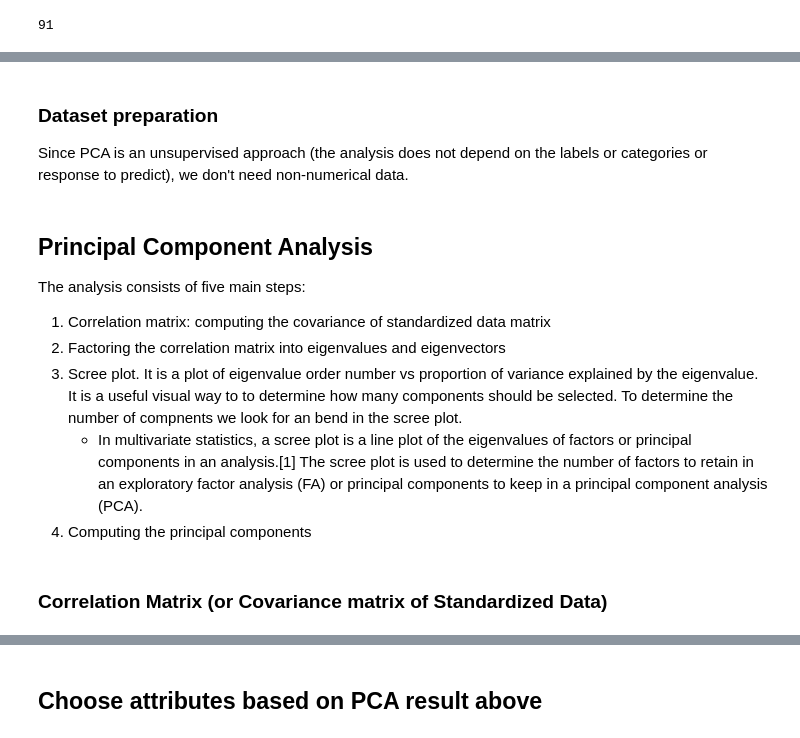
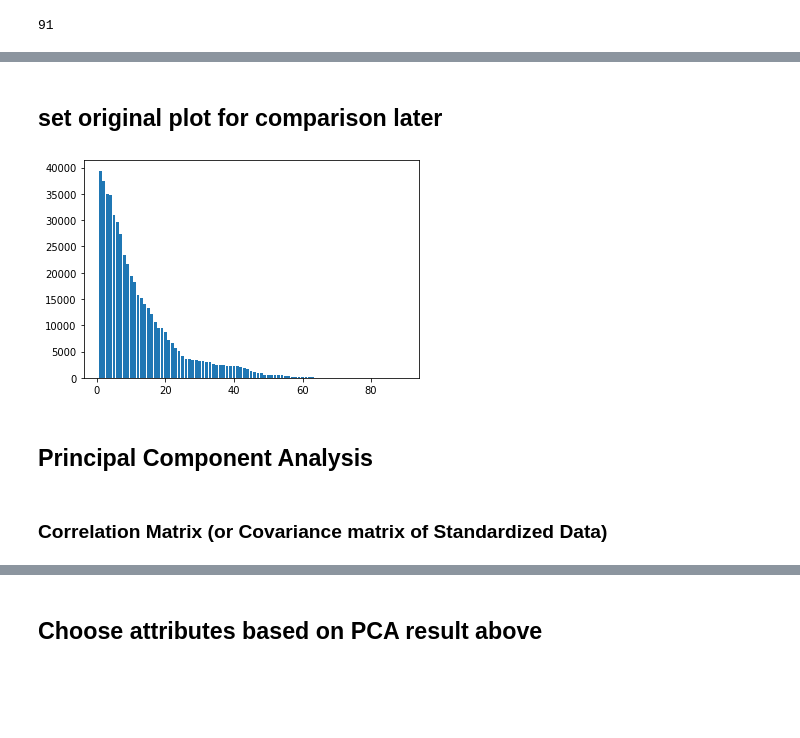
Before and after one commit to Gavin-Hofer/datamining-group-11, a Jupyter notebook: Group11.ipynb, the cells around one changed output, grey strips where cells are left out. Cells and saved outputs as stored; diff of their text form; code cells hidden in the pictures; blank space fills up the shorter version.

```diff
--- a/Group11.ipynb
+++ b/Group11.ipynb
@@ -102,16 +114,17 @@ plt.show()
-# %% [markdown]
-### Dataset preparation
-Since PCA is an unsupervised approach (the analysis does not depend on the labels or categories or response to predict), we don't need non-numerical data.
+# %% [markdown]
+## set original plot for comparison later
+# %%
+sorted_year_cnt_tuples = sorted(year_cnt.items(), key=lambda item: item[1], reverse = True)
+sorted_x, sorted_y = zip(*sorted_year_cnt_tuples)
+
+plt.bar([*range(1,90)], sorted_y)
+plt.show()
+# %% [output]
+[figure, added]
+# %% [markdown]
+## Principal Component Analysis
+# %% [markdown]
+### Correlation Matrix (or Covariance matrix of Standardized Data)
 # %%
 # all data are numerical, so just take them all
 df = df_atts.iloc[:,:]
-# %% [markdown]
-## Principal Component Analysis
-The analysis consists of five main steps:
-1. Correlation matrix: computing the covariance of standardized data matrix
-2. Factoring the correlation matrix into eigenvalues and eigenvectors
-3. Scree plot. It is a plot of eigenvalue order number vs proportion of variance explained by the eigenvalue. It is a useful visual way to to determine how many components should be selected. To determine the number of compnents we look for an bend in the scree plot.
-    - In multivariate statistics, a scree plot is a line plot of the eigenvalues of factors or principal components in an analysis.[1] The scree plot is used to determine the number of factors to retain in an exploratory factor analysis (FA) or principal components to keep in a principal component analysis (PCA).
-4. Computing the principal components
-# %% [markdown]
-### Correlation Matrix (or Covariance matrix of Standardized Data)
```
Also changed, not shown: parts of 55 cells of this notebook.
